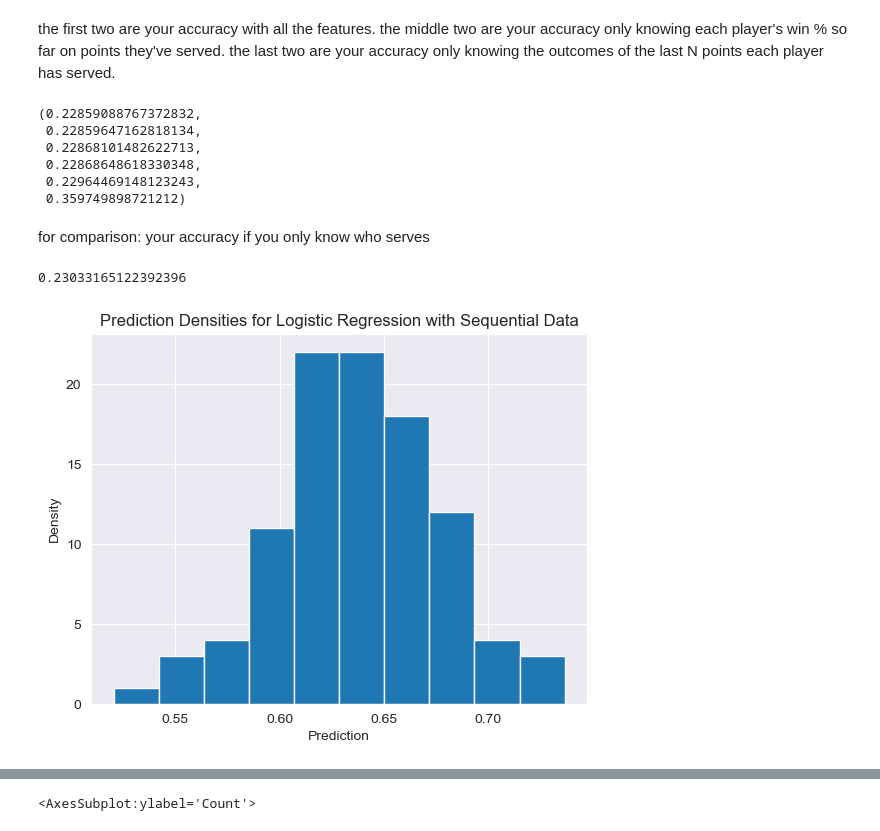
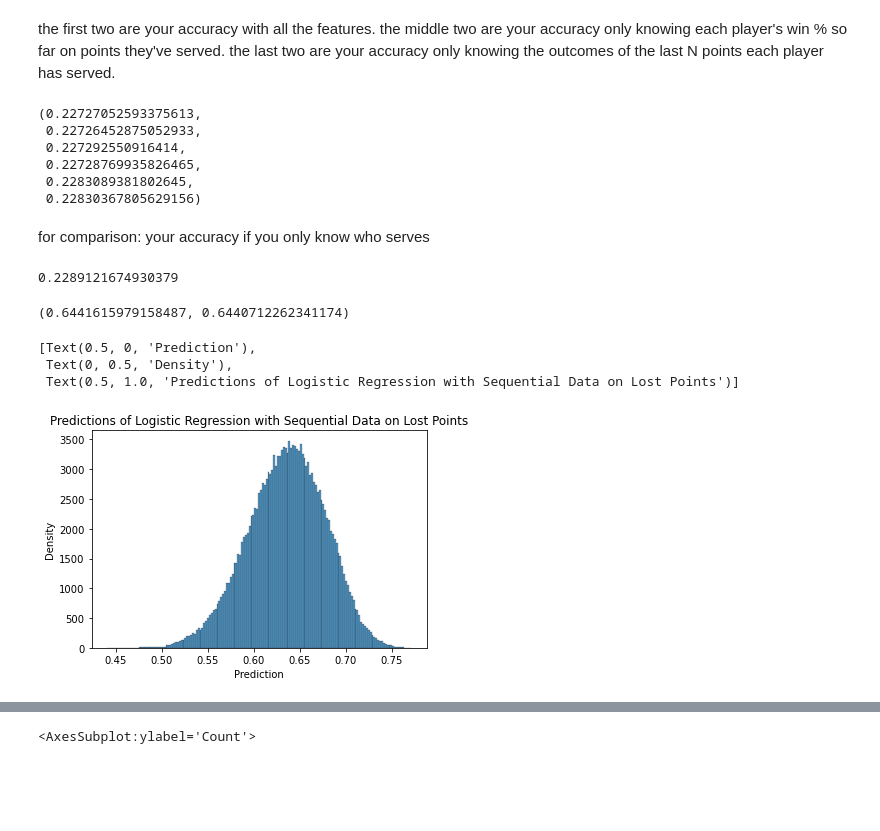
Before and after one commit to hoanganhminh01/CSE-481DS-Tennis-Analysis, a Jupyter notebook: src/streakiness.ipynb, the cells around one changed output, grey strips where cells are left out. Drawn from its saved outputs; the diff is of its cells as text; code cells hidden in the pictures; blank space fills up the shorter version.

```diff
--- a/src/streakiness.ipynb
+++ b/src/streakiness.ipynb
@@ -11,3 +7,5 @@ np.random.shuffle(SAMPLE_ORDER)
+# %%
+N = 10  # number of recent points to track
 # %%
 points = pd.read_csv("../data/flowchart-data/charting-m-points.csv", encoding='unicode_escape')
 # %%
@@ -120,9 +120,11 @@ serve_sums = serve_agg[["p1Win_p1Served", "p2Win_p1Served", "p1Win_p2Served", "p
 # %% [markdown]
 the serving player wins about 64% of the time, basically
 # %%
+SMOOTHING_POINTS = 50
+
 win_pct = recent.copy()
-win_pct["pct_p1Served"] = (win_pct["p1Win_p1Served"] + 32) / (win_pct["p1Win_p1Served"] + win_pct["p2Win_p1Served"] + 50.0)
-win_pct["pct_p2Served"] = (win_pct["p1Win_p2Served"] + 18) / (win_pct["p1Win_p2Served"] + win_pct["p2Win_p2Served"] + 50.0)
+win_pct["pct_p1Served"] = (win_pct["p1Win_p1Served"] + SMOOTHING_POINTS * 0.64) / (win_pct["p1Win_p1Served"] + win_pct["p2Win_p1Served"] + SMOOTHING_POINTS)
+win_pct["pct_p2Served"] = (win_pct["p1Win_p2Served"] + SMOOTHING_POINTS * 0.36) / (win_pct["p1Win_p2Served"] + win_pct["p2Win_p2Served"] + SMOOTHING_POINTS)
 del(win_pct["p1Win_p1Served"])
 del(win_pct["p2Win_p1Served"])
 del(win_pct["p1Win_p2Served"])
@@ -132,6 +132,8 @@ win_pct_np = win_pct.iloc[:, 1:].to_numpy("float")[SAMPLE_ORDER]
 # %% [markdown]
 if P2 serves, invert each variable to be from the perspective of P2
 # %%
+SAMPLE_ORDER = list(range(len(win_pct)))
+np.random.shuffle(SAMPLE_ORDER)
+win_pct_np = win_pct.iloc[:, 1:].to_numpy("float")[SAMPLE_ORDER]
 server_wins = win_pct_np.copy()
 server_wins[win_pct_np[:, 2] == 0] = 1 - server_wins[win_pct_np[:, 2] == 0][:, list(range(0, 3)) + list(range(3 + N, 3 + 2 * N)) + list(range(3, 3 + N)) + [4 + 2 * N, 3 + 2 * N]]
-server_wins
@@ -161,38 +163,43 @@ array([0.64195868, 0.64257282, 0.64291756, 0.64326419, 0.64383688,
 the first two are your accuracy with all the features. the middle two are your accuracy only knowing each player's win % so far on points they've served. the last two are your accuracy only knowing the outcomes of the last N points each player has served.
 # %%
 linear_seq = LinearRegression().fit(X[:400000], y[:400000])
-linear_no_seq = LinearRegression().fit(X[:400000, 10:], y[:400000])
-linear_only_recent = LinearRegression().fit(X[:400000, :10], y[:400000])
+linear_no_seq = LinearRegression().fit(X[:400000, 2 * N:], y[:400000])
+linear_only_recent = LinearRegression().fit(X[:400000, :2 * N], y[:400000])
 log_seq = LogisticRegression().fit(X[:400000], y[:400000])
-log_no_seq = LogisticRegression().fit(X[:400000, 10:], y[:400000])
-log_only_recent = LogisticRegression().fit(X[:400000, :10], y[:400000])
+log_no_seq = LogisticRegression().fit(X[:400000, 2 * N:], y[:400000])
+log_only_recent = LogisticRegression().fit(X[:400000, :2 * N], y[:400000])
 
 (
+  np.mean(np.square(y[400000:] - linear_seq.predict(X[400000:, ]))),
   np.mean(np.square(y[400000:] - log_seq.predict_proba(X[400000:, ])[:, 1])),
-  np.mean(np.square(y[400000:] - linear_seq.predict(X[400000:, ]))),
-  np.mean(np.square(y[400000:] - log_no_seq.predict_proba(X[400000:, 10:])[:, 1])),
-  np.mean(np.square(y[400000:] - linear_no_seq.predict(X[400000:, 10:]))),
-  np.mean(np.square(y[400000:] - linear_only_recent.predict(X[400000:, :10]))),
-  np.mean(np.square(y[400000:] - log_only_recent.predict(X[400000:, :10])))
+  np.mean(np.square(y[400000:] - linear_no_seq.predict(X[400000:, 2 * N:]))),
+  np.mean(np.square(y[400000:] - log_no_seq.predict_proba(X[400000:, 2 * N:])[:, 1])),
+  np.mean(np.square(y[400000:] - linear_only_recent.predict(X[400000:, :2 * N]))),
+  np.mean(np.square(y[400000:] - log_only_recent.predict_proba(X[400000:, :2 * N])[:, 1]))
 )
 # %% [output]
-(0.22859088767372832,
- 0.22859647162818134,
- 0.22868101482622713,
- 0.22868648618330348,
- 0.22964469148123243,
- 0.359749898721212)
+(0.22727052593375613,
+ 0.22726452875052933,
+ 0.227292550916414,
+ 0.22728769935826465,
+ 0.2283089381802645,
+ 0.22830367805629156)
 # %% [markdown]
 for comparison: your accuracy if you only know who serves
 # %%
 np.square((1 - np.mean(y[:400000]))) * np.mean(y[400000:]) + np.square(np.mean(y[:400000])) * (1 - np.mean(y[400000:]))
 # %% [output]
-0.23033165122392396
+0.2289121674930379
+# %%
+np.mean(log_seq.predict_proba(X)[y == 1, 1]),\
+np.mean(log_no_seq.predict_proba(X[:, 2 * N:])[y == 1, 1])
+# %% [output]
+(0.6441615979158487, 0.6440712262341174)
 # %%
-plt.hist(log_seq.predict_proba(X)[:100, 1])
-plt.xlabel("Prediction")
-plt.ylabel("Density")
-plt.title("Prediction Densities for Logistic Regression with Sequential Data")
-plt.savefig("../plots/logseq.png")
+p = sns.histplot(log_seq.predict_proba(X)[y == 0, 1])
+p.set(xlabel = 'Prediction', ylabel = 'Density', title="Predictions of Logistic Regression with Sequential Data on Lost Points")
 # %% [output]
+[Text(0.5, 0, 'Prediction'),
+ Text(0, 0.5, 'Density'),
+ Text(0.5, 1.0, 'Predictions of Logistic Regression with Sequential Data on Lost Points')]
-[figure, old version]
+[figure, new version]
```
Also changed, not shown: parts of 12 cells of this notebook.
